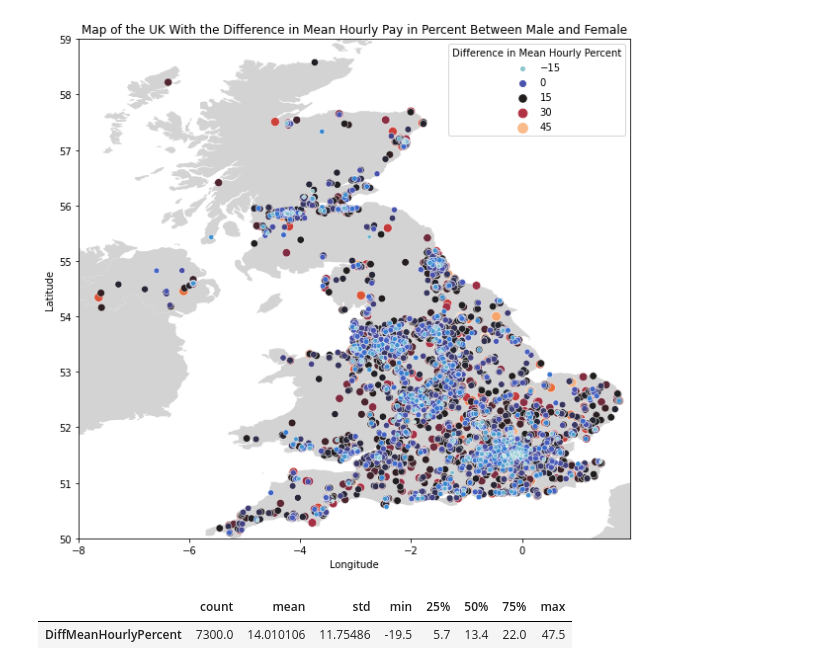
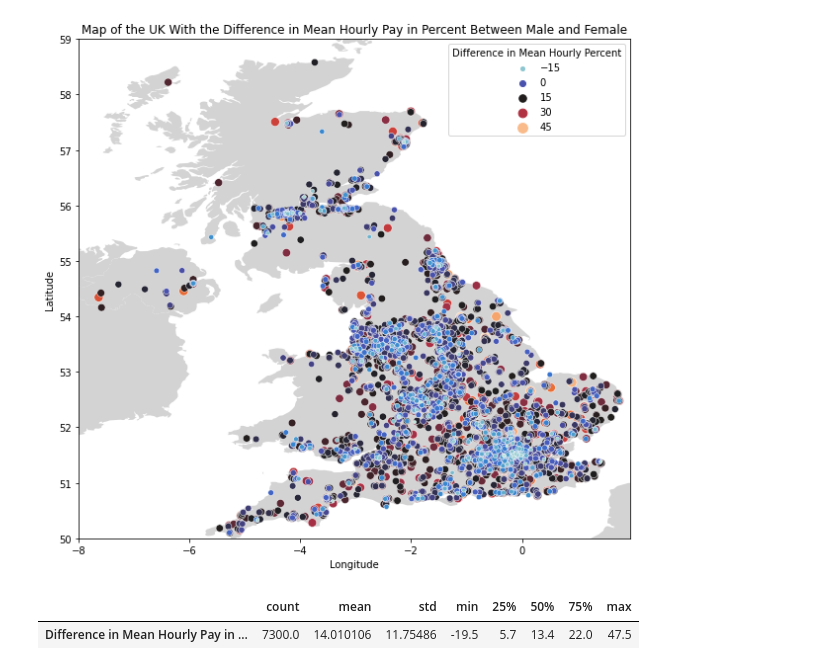
Before and after one commit to ddewi93/AdaHackaton2022, a Jupyter notebook: research.ipynb, the cells around one changed output. Saved outputs shown, nothing was run; the diff lists cells and outputs as text; code cells hidden in the pictures.

```diff
--- a/research.ipynb
+++ b/research.ipynb
@@ -55,9 +55,9 @@ plt.set_ylim(50, 59)
 [figure]
 # %%
 summary_stats = df_coordinates[['DiffMeanHourlyPercent']].describe() \
-                                                         .rename({'DiffMeanHourlyPercent': 'Difference in Mean Hourly Pay in Percent'}) \
-                                                         .transpose()
+                                                         .transpose() \
+                                                         .rename({'DiffMeanHourlyPercent': 'Difference in Mean Hourly Pay in Percent'})
 summary_stats
 # %% [output]
 |  | count | mean | std | min | 25% | 50% | 75% | max |
-| DiffMeanHourlyPercent | 7300.0 | 14.010106 | 11.75486 | -19.5 | 5.7 | 13.4 | 22.0 | 47.5 |
+| Difference in Mean Hourly Pay in ... | 7300.0 | 14.010106 | 11.75486 | -19.5 | 5.7 | 13.4 | 22.0 | 47.5 |
```
